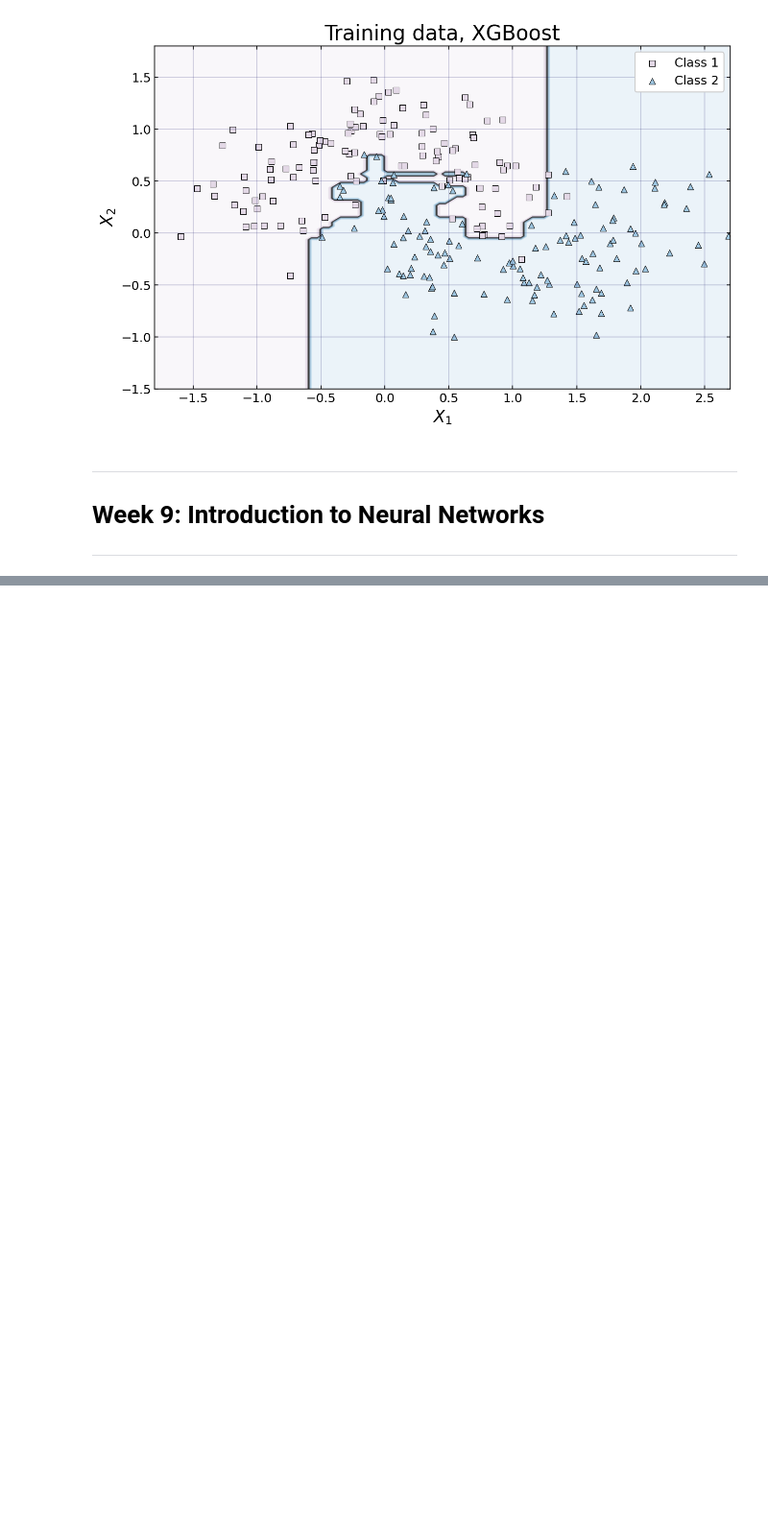
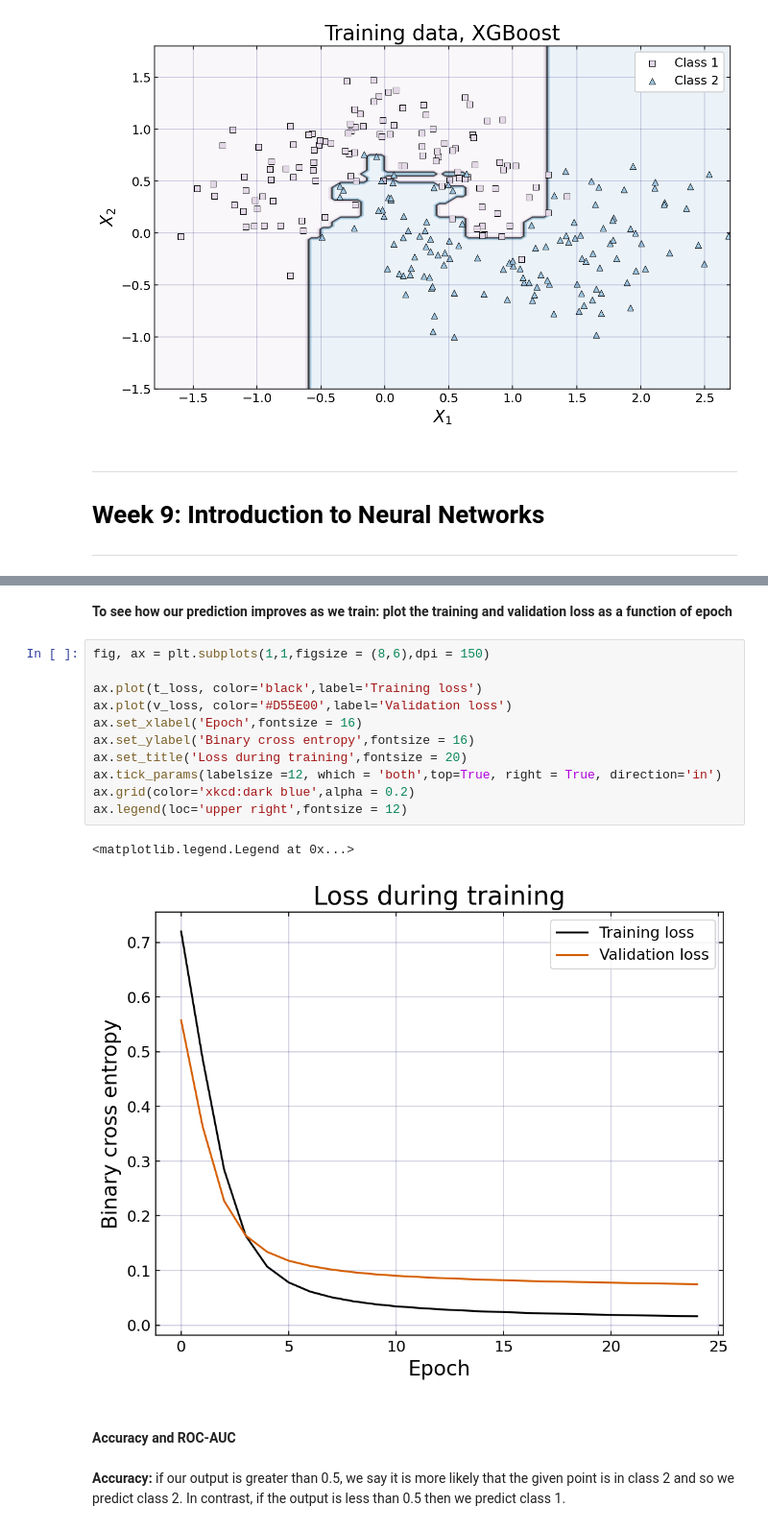
Before and after one commit to Cissi07/DSML-Prep, a Jupyter notebook: DSML_code_shared.ipynb, the cells around one changed output, grey strips where cells are left out. Shown at 96% size. Saved outputs shown, nothing was run; the diff lists cells and outputs as text; blank space fills up the shorter version.

```diff
--- a/DSML_code_shared.ipynb
+++ b/DSML_code_shared.ipynb
@@ -1502,0 +1800,20 @@ Text(0.5, 1.0, 'Training data, XGBoost')
+# %% [markdown]
+**To see how our prediction improves as we train: plot the training and validation loss as a function of epoch**
+# %%
+fig, ax = plt.subplots(1,1,figsize = (8,6),dpi = 150)
+
+ax.plot(t_loss, color='black',label='Training loss')
+ax.plot(v_loss, color='#D55E00',label='Validation loss')
+ax.set_xlabel('Epoch',fontsize = 16)
+ax.set_ylabel('Binary cross entropy',fontsize = 16)
+ax.set_title('Loss during training',fontsize = 20)
+ax.tick_params(labelsize =12, which = 'both',top=True, right = True, direction='in')
+ax.grid(color='xkcd:dark blue',alpha = 0.2)
+ax.legend(loc='upper right',fontsize = 12)
+# %% [output]
+<matplotlib.legend.Legend at 0x...>
+[figure, added]
+# %% [markdown]
+#### Accuracy and ROC-AUC
+# %% [markdown]
+**Accuracy:** if our output is greater than 0.5, we say it is more likely that the given point is in class 2 and so we predict class 2. In contrast, if the output is less than 0.5 then we predict class 1.
```
Also changed, not shown: parts of 28 cells of this notebook.
